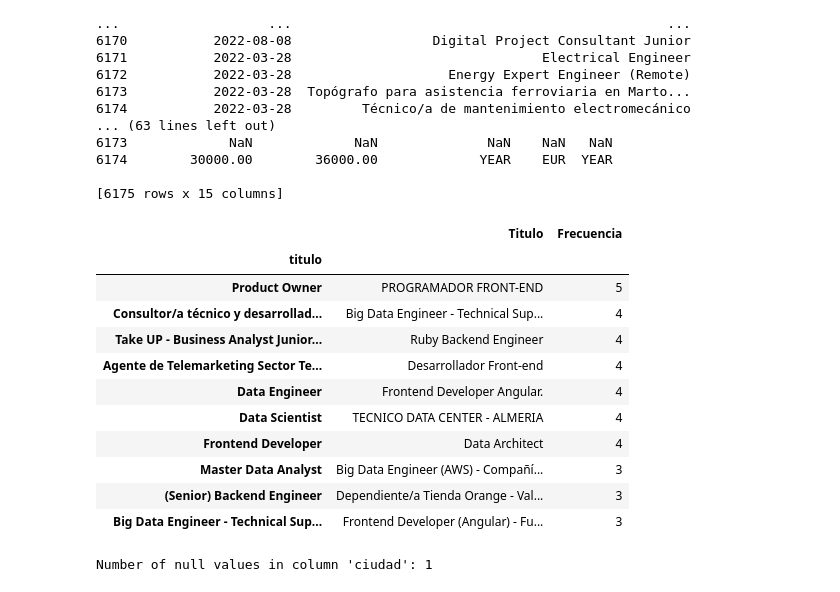
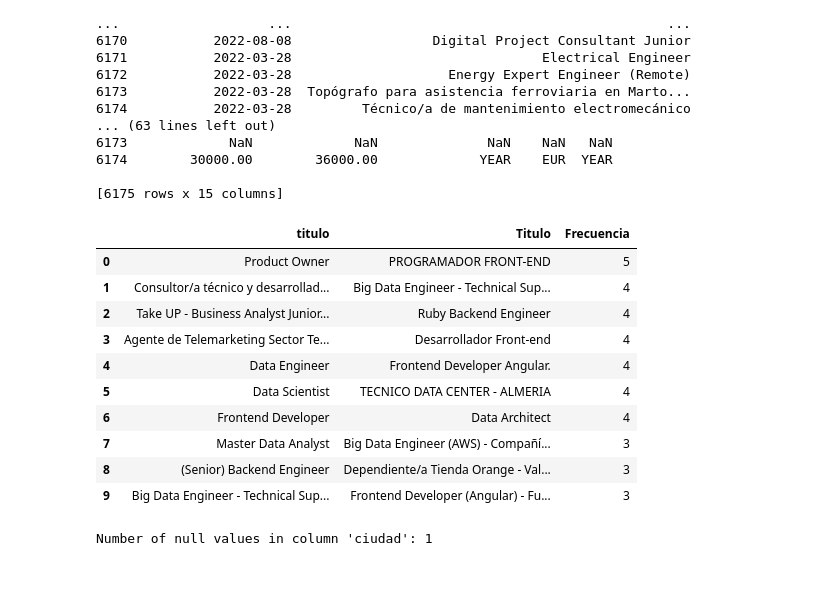
Before and after one commit to AitorMestre/PontiaProyectoJupiter, a Jupyter notebook: EDA3dataSet.ipynb, the cells around one changed output. Saved outputs shown, nothing was run; the diff lists cells and outputs as text; code cells hidden in the pictures.

```diff
--- a/EDA3dataSet.ipynb
+++ b/EDA3dataSet.ipynb
@@ -146,35 +217,34 @@ print(dfes)
 # %%
 # Definir las palabras clave que deseas buscar en los títulos
 palabras_clave = ['analisis', 'analysis', 'data', 'science', 'product', 'marketing','front','end','analyst','scientist']
 
 # Crear una expresión regular para buscar las palabras clave en los títulos, ignorando mayúsculas y minúsculas
 patron = '|'.join(palabras_clave)
 
 # Aplicar la expresión regular a la columna 'title' y obtener los títulos que coinciden
 titulos_coincidentes = dfes[dfes['titulo'].str.contains(patron,case=False)]['titulo']
 
 # Obtener los valores únicos de los títulos que coinciden
 valores_unicos = titulos_coincidentes.unique()
 
 # Contar la frecuencia de cada título que coincide con las palabras clave
 frecuencia_titulos = titulos_coincidentes.value_counts()
 
 # Imprimir los valores únicos y la frecuencia de cada título que coincide con las palabras clave
 
 df_resultado = pd.DataFrame({'Titulo': valores_unicos, 'Frecuencia': frecuencia_titulos})
-df_resultado.head(10)
+df_resultado.head(10).reset_index()
 # %% [output]
-|  | Titulo | Frecuencia |
-| titulo |  |  |
-| Product Owner | PROGRAMADOR FRONT-END | 5 |
-| Consultor/a técnico y desarrollad... | Big Data Engineer - Technical Sup... | 4 |
-| Take UP - Business Analyst Junior... | Ruby Backend Engineer | 4 |
-| Agente de Telemarketing Sector Te... | Desarrollador Front-end | 4 |
-| Data Engineer | Frontend Developer Angular. | 4 |
-| Data Scientist | TECNICO DATA CENTER - ALMERIA | 4 |
-| Frontend Developer | Data Architect | 4 |
-| Master Data Analyst | Big Data Engineer (AWS) - Compañí... | 3 |
-| (Senior) Backend Engineer | Dependiente/a Tienda Orange - Val... | 3 |
-| Big Data Engineer - Technical Sup... | Frontend Developer (Angular) - Fu... | 3 |
+|  | titulo | Titulo | Frecuencia |
+| 0 | Product Owner | PROGRAMADOR FRONT-END | 5 |
+| 1 | Consultor/a técnico y desarrollad... | Big Data Engineer - Technical Sup... | 4 |
+| 2 | Take UP - Business Analyst Junior... | Ruby Backend Engineer | 4 |
+| 3 | Agente de Telemarketing Sector Te... | Desarrollador Front-end | 4 |
+| 4 | Data Engineer | Frontend Developer Angular. | 4 |
+| 5 | Data Scientist | TECNICO DATA CENTER - ALMERIA | 4 |
+| 6 | Frontend Developer | Data Architect | 4 |
+| 7 | Master Data Analyst | Big Data Engineer (AWS) - Compañí... | 3 |
+| 8 | (Senior) Backend Engineer | Dependiente/a Tienda Orange - Val... | 3 |
+| 9 | Big Data Engineer - Technical Sup... | Frontend Developer (Angular) - Fu... | 3 |
 # %%
 # Count the number of null values in column 'A'
```
Also changed, not shown: parts of 75 cells of this notebook.
